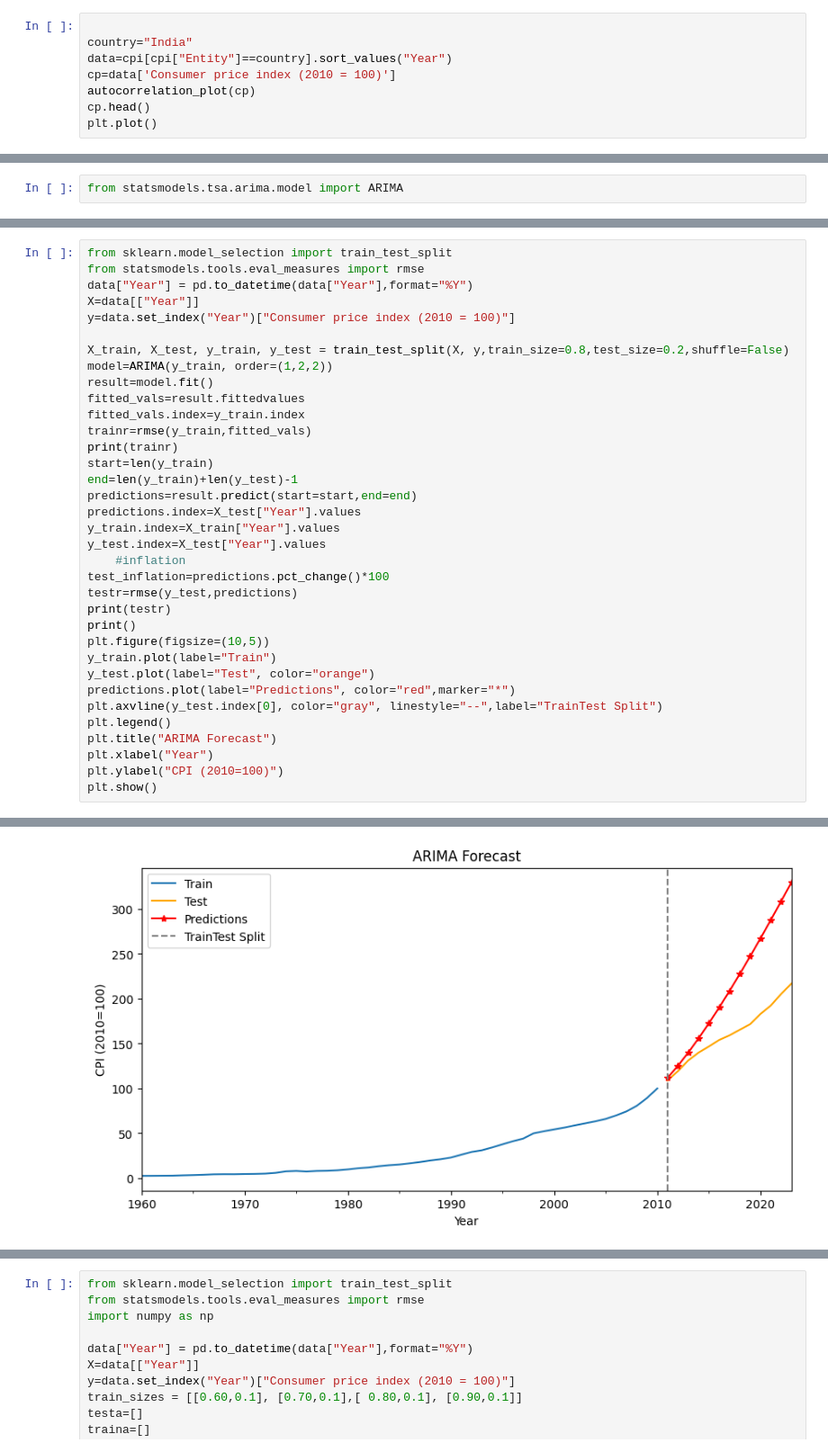
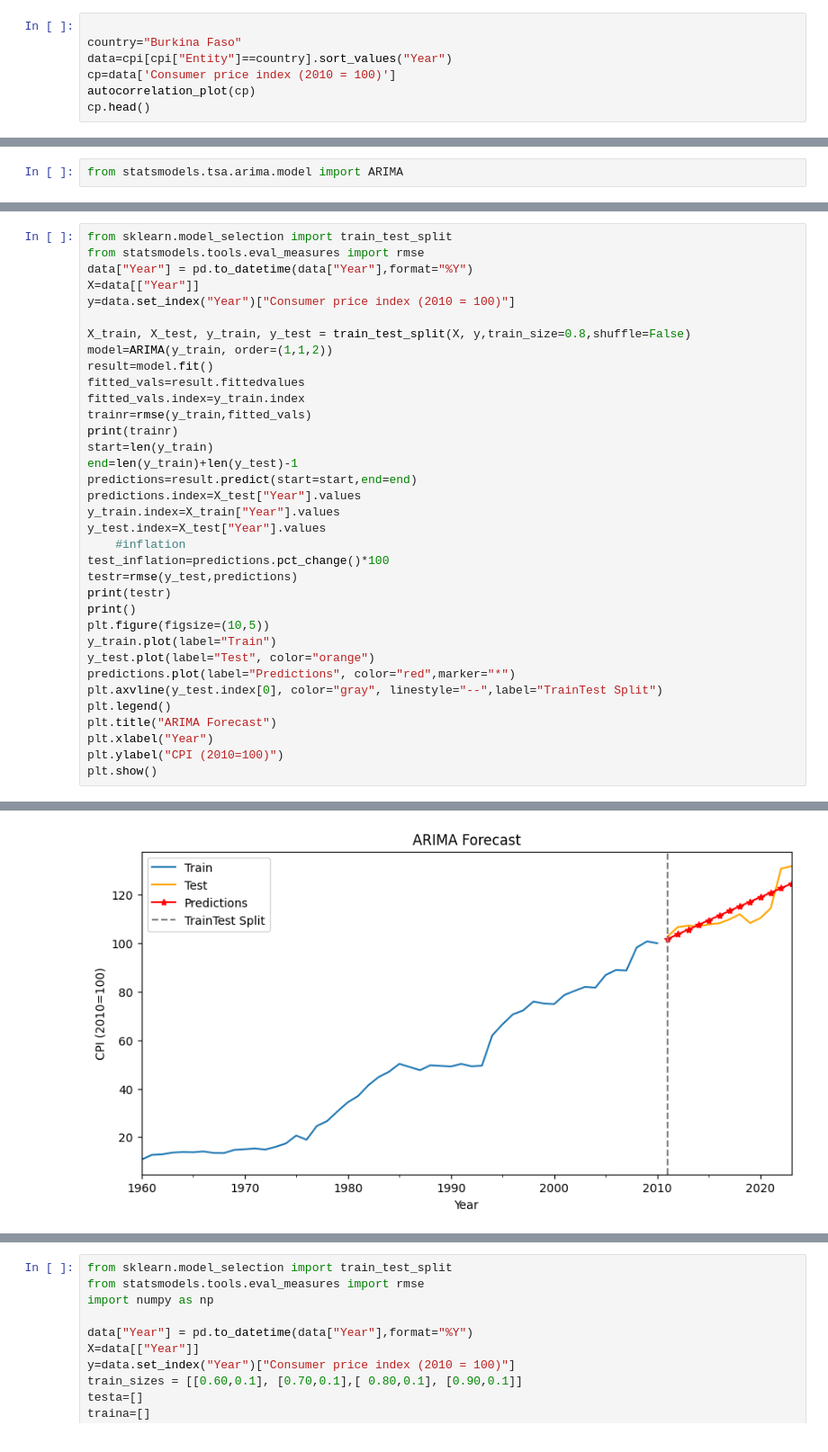
Before and after one commit to Lestonrego/Time-series, a Jupyter notebook: Time_Series.ipynb, the cells around one changed output, grey strips where cells are left out. Shown at 90% size. Cells and saved outputs as stored; diff of their text form.

```diff
--- a/Time_Series.ipynb
+++ b/Time_Series.ipynb
@@ -519,10 +497,9 @@ cpi.head()
 | 4 | Burkina Faso | BFA | 1960 | 10.713301 |
 # %%
 
-country="India"
+country="Burkina Faso"
 data=cpi[cpi["Entity"]==country].sort_values("Year")
 cp=data['Consumer price index (2010 = 100)']
 autocorrelation_plot(cp)
 cp.head()
-plt.plot()
 # %% [output]
@@ -621,8 +603,8 @@ data["Year"] = pd.to_datetime(data["Year"],format="%Y")
 X=data[["Year"]]
 y=data.set_index("Year")["Consumer price index (2010 = 100)"]
 
-X_train, X_test, y_train, y_test = train_test_split(X, y,train_size=0.8,test_size=0.2,shuffle=False)
-model=ARIMA(y_train, order=(1,2,2))
+X_train, X_test, y_train, y_test = train_test_split(X, y,train_size=0.8,shuffle=False)
+model=ARIMA(y_train, order=(1,1,2))
 result=model.fit()
 fitted_vals=result.fittedvalues
 fitted_vals.index=y_train.index
@@ -655,4 +637,4 @@ plt.show()
-[figure, old version]
+[figure, new version]
 # %%
 from statsmodels.tools.eval_measures import rmse
 fitted_vals=result.fittedvalues
```
Also changed, not shown: parts of 19 cells of this notebook, 1 other file.
